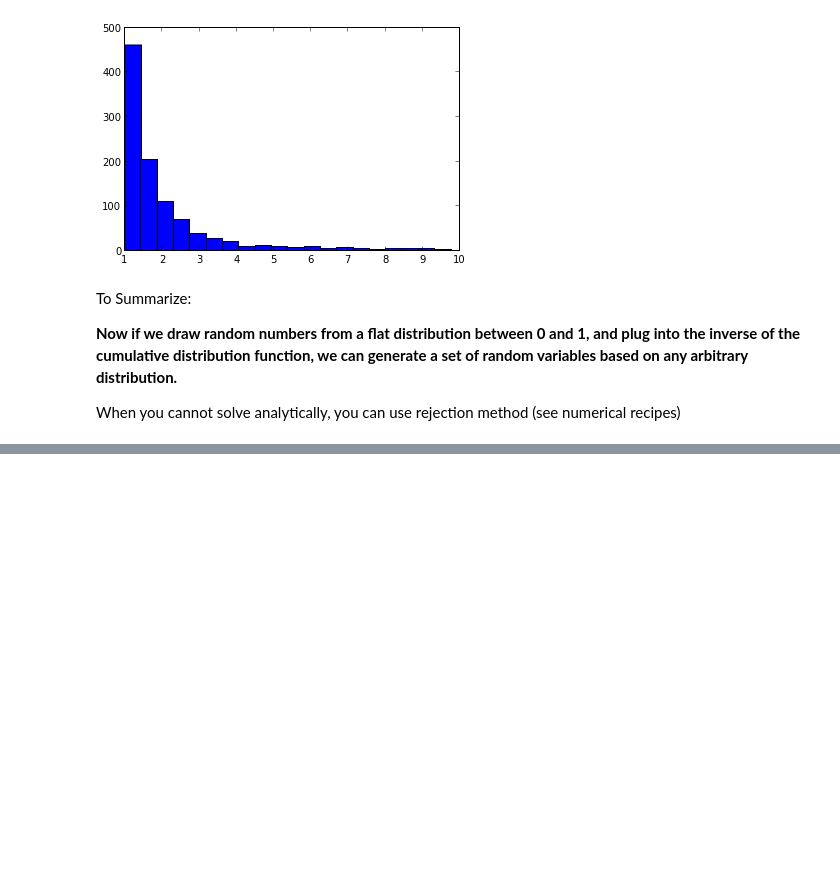
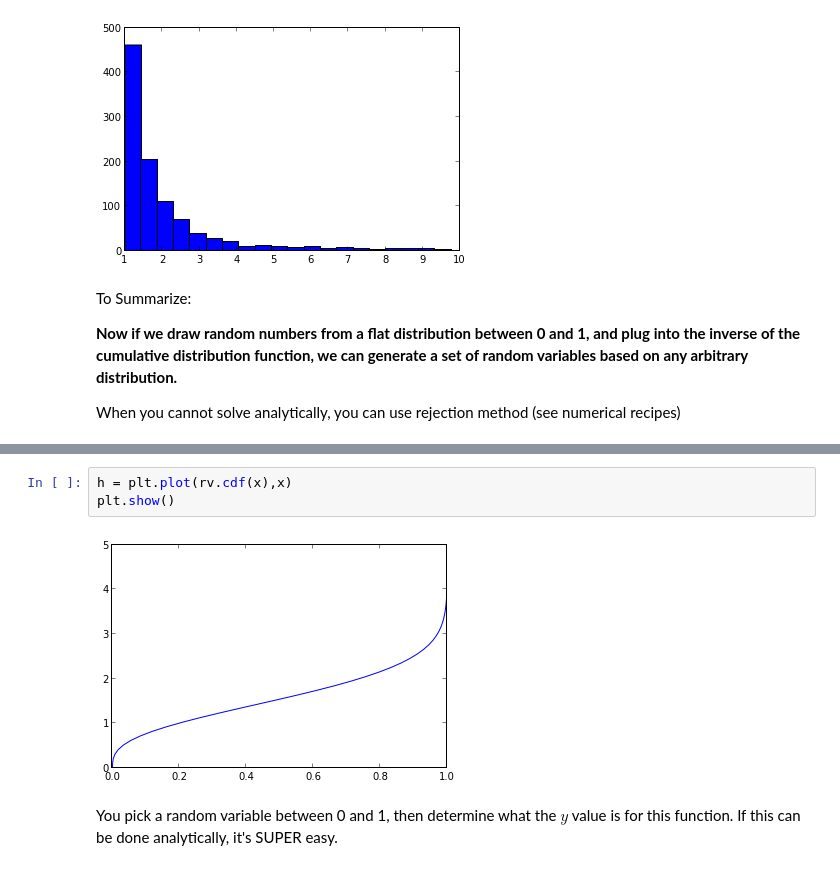
Before and after one commit to adrn/NYCastroML, a Jupyter notebook: Chapter3/3.4-3.7.ipynb, the cells around one changed output, grey strips where cells are left out. Saved outputs shown, nothing was run; the diff lists cells and outputs as text; blank space fills up the shorter version.

```diff
--- a/Chapter3/3.4-3.7.ipynb
+++ b/Chapter3/3.4-3.7.ipynb
@@ -288,0 +312,7 @@ When you cannot solve analytically, you can use rejection method (see numerical
+# %%
+h = plt.plot(rv.cdf(x),x)
+plt.show()
+# %% [output]
+[figure, added]
+# %% [markdown]
+You pick a random variable between 0 and 1, then determine what the $y$ value is for this function. If this can be done analytically, it's SUPER easy.
```
Also changed, not shown: parts of 4 cells of this notebook.
